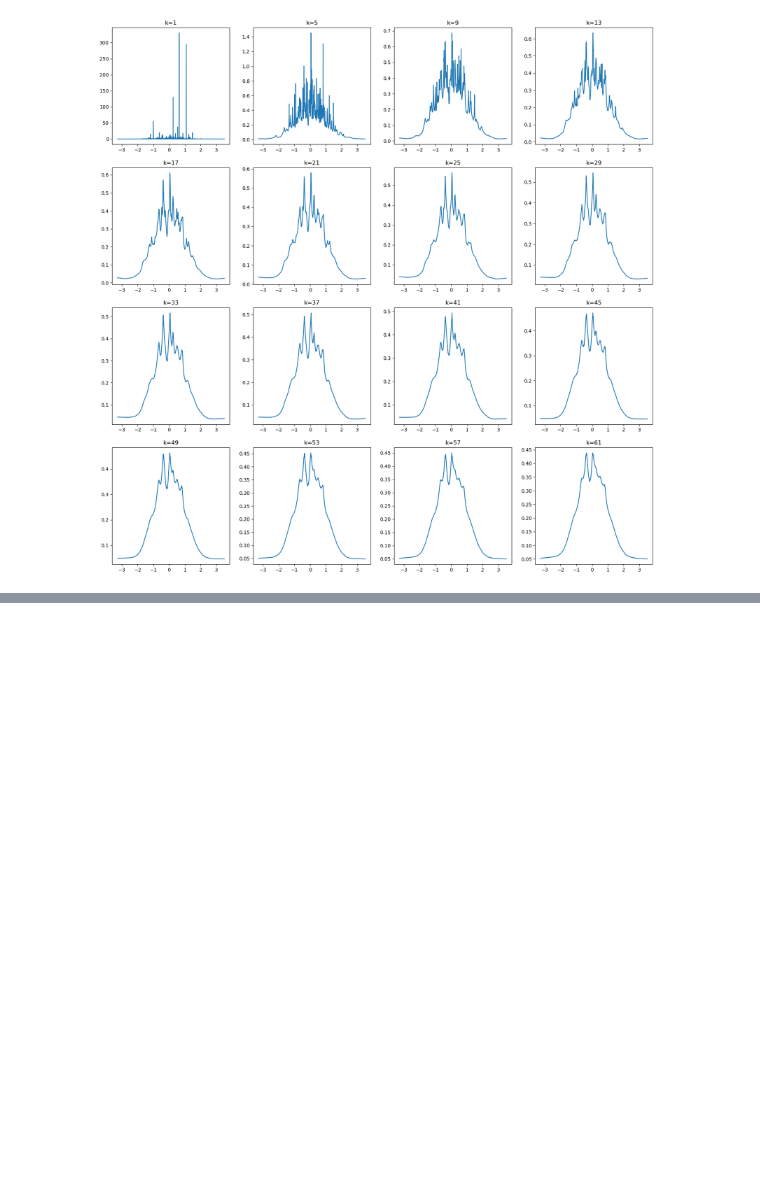
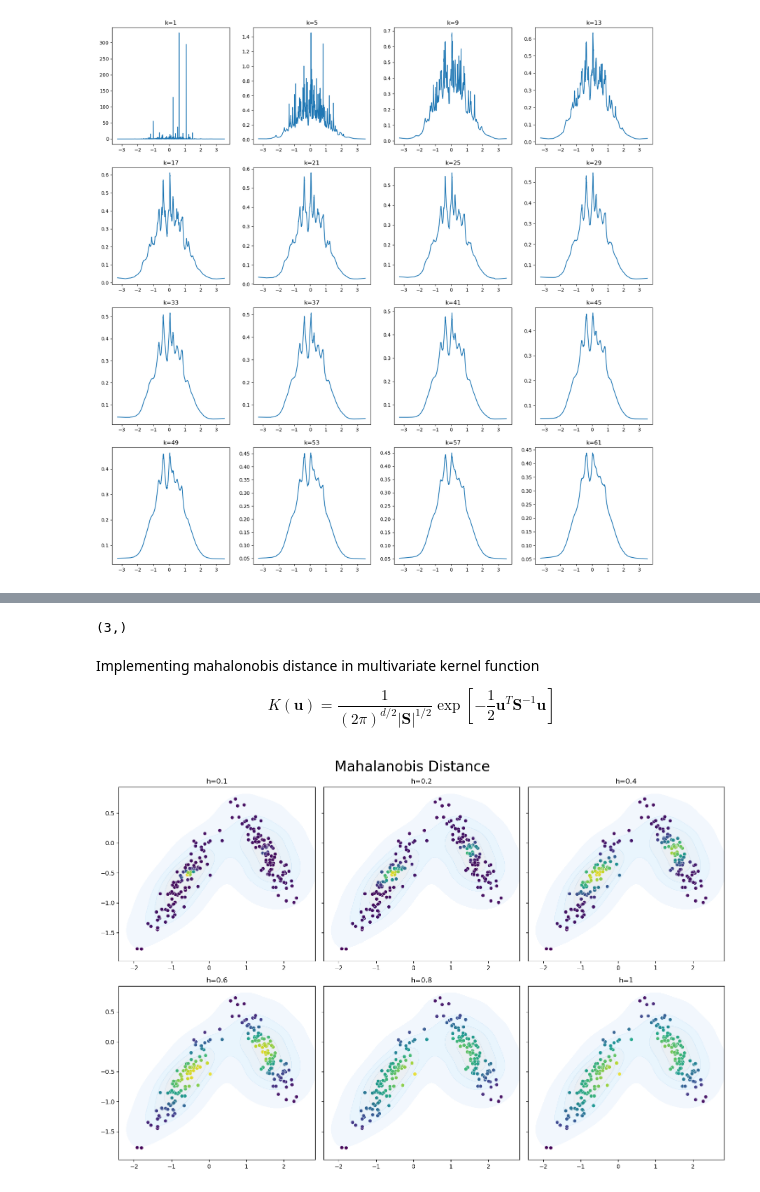
Before and after one commit to Janko-dev/ml_notebooks, a Jupyter notebook: notebooks/nonparametric_methods.ipynb, the cells around one changed output, grey strips where cells are left out. Cells and saved outputs as stored; diff of their text form; code cells hidden in the pictures; blank space fills up the shorter version.

```diff
--- a/notebooks/nonparametric_methods.ipynb
+++ b/notebooks/nonparametric_methods.ipynb
@@ -243,0 +277,6 @@ for i, k in enumerate(range(1, 65, 4)):
+# %%
+x = np.array([
+    [1, 2],
+    [2, 5],
+    [1, 6]
+])
@@ -243,0 +349,45 @@ for i, k in enumerate(range(1, 65, 4)):
+# %%
+res_T = np.transpose(res, axes=(0, 2, 1))
+# dot product of S @ res.T = (2, 2) @ (3, 2, 3) = (3, 2, 3)
+# dot product of res @ (S @ res.T) = (3, 3, 2) @ (3, 2, 3) = (3, 3, 3)
+#
+# sum over dim 1 and 2:
+#   dim 1 => (3, 3)
+#   dim 2 => (3, )
+np.sum(res @ S @ res_T, axis=(2, 1)).shape
+# %% [output]
+(3,)
+# %% [markdown]
+Implementing mahalonobis distance in multivariate kernel function
+
+$$
+    K(\mathbf{u}) = \dfrac{1}{(2\pi)^{d/2} |\mathbf{S}|^{1/2} } \exp\left[-\frac{1}{2} \mathbf{u}^T \mathbf{S}^{-1} \mathbf{u} \right]
+$$
+# %%
+def multi_k(x, S):
+    det = np.linalg.det(S)
+    inv_S = np.linalg.pinv(S)
+    x_T = np.transpose(x, axes=(0, 2, 1))
+    return 1/((2*np.pi)**(x.shape[1]/2) * det**0.5) * np.exp(-0.5 * x_T @ inv_S @ x)
+
+def multi_kernel_estimator(x, h):
+    N = x.shape[0]
+    d = x.shape[1]
+    S = np.cov(x, rowvar=False)
+    x_minus_xt = x[..., None] - x[..., None].T
+    return 1/(N*h**d) * np.sum(multi_k(x_minus_xt/h, S), axis=(2, 1))
+
+fig, axes = plt.subplots(2, 3, figsize=(15, 10), sharey=True)
+axes = axes.flatten()
+
+hs = [0.1, 0.2, 0.4, 0.6, 0.8, 1]
+for i, h in enumerate(hs):
+    axes[i].set_title(f"{h=}")
+    y = multi_kernel_estimator(X, h)
+    sns.scatterplot(x=X[:, 0], y=X[:, 1], c=y, cmap="viridis", ax=axes[i])
+    sns.kdeplot(x=X[:, 0], y=X[:, 1], levels=5, fill=True, alpha=0.1, cut=1, ax=axes[i])
+
+fig.suptitle('Mahalanobis Distance', fontsize=24)
+plt.tight_layout()
+# %% [output]
+[figure, added]
```
Also changed, not shown: parts of 37 cells of this notebook, 4 other files.
